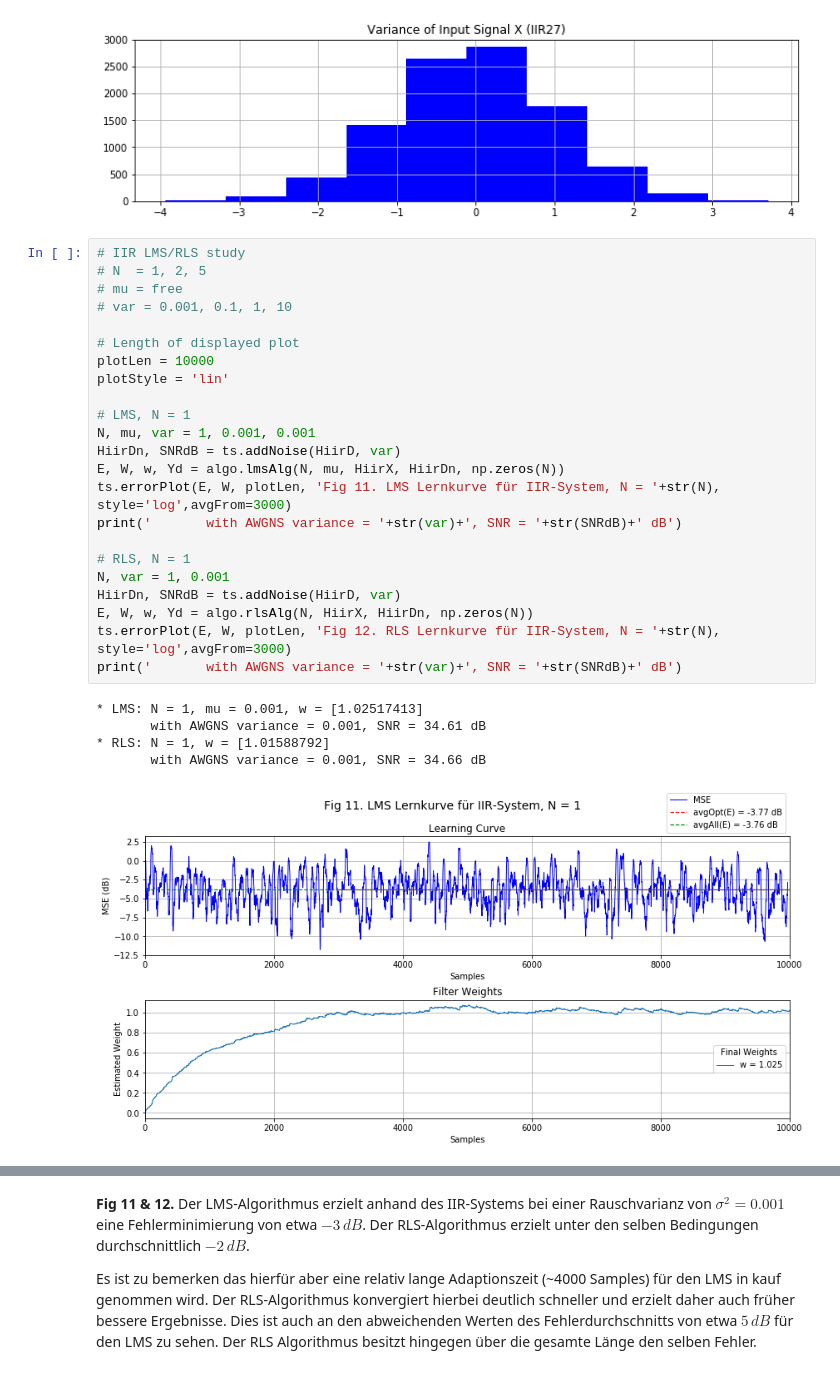
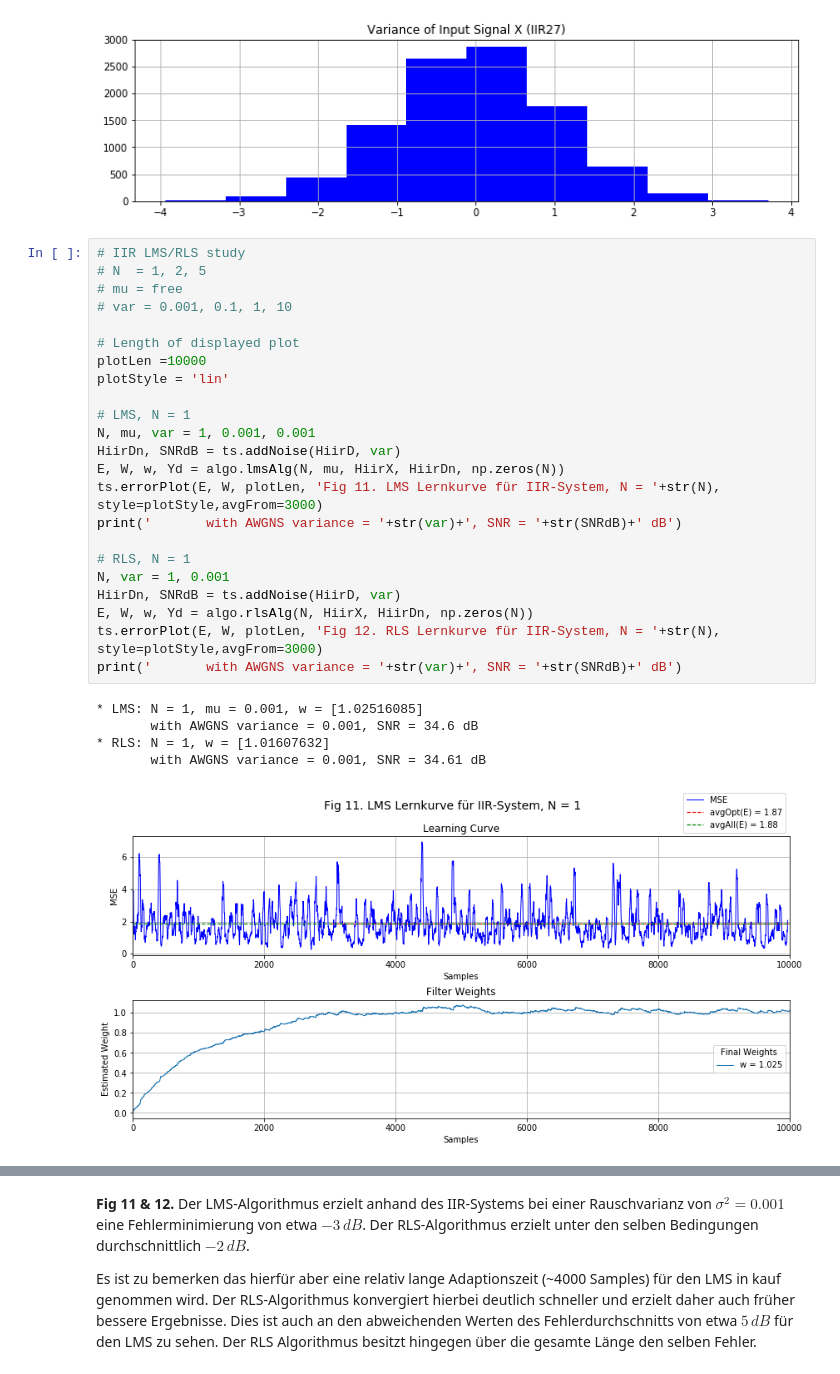
Before and after one commit to xhain/Systemidentifikation, a Jupyter notebook: python/Systemidentifikation.ipynb, the cells around one changed output, grey strips where cells are left out. Cells and saved outputs as stored; diff of their text form.

```diff
--- a/python/Systemidentifikation.ipynb
+++ b/python/Systemidentifikation.ipynb
@@ -266,29 +266,29 @@ Input signal variance:  1.0270666666078994
 # %%
 # IIR LMS/RLS study
 # N  = 1, 2, 5
 # mu = free
 # var = 0.001, 0.1, 1, 10
 
 # Length of displayed plot
-plotLen = 10000
+plotLen =10000
 plotStyle = 'lin'
 
 # LMS, N = 1
 N, mu, var = 1, 0.001, 0.001
 HiirDn, SNRdB = ts.addNoise(HiirD, var)
 E, W, w, Yd = algo.lmsAlg(N, mu, HiirX, HiirDn, np.zeros(N))
-ts.errorPlot(E, W, plotLen, 'Fig 11. LMS Lernkurve für IIR-System, N = '+str(N), style='log',avgFrom=3000)
+ts.errorPlot(E, W, plotLen, 'Fig 11. LMS Lernkurve für IIR-System, N = '+str(N), style=plotStyle,avgFrom=3000)
 print('       with AWGNS variance = '+str(var)+', SNR = '+str(SNRdB)+' dB')
 
 # RLS, N = 1
 N, var = 1, 0.001
 HiirDn, SNRdB = ts.addNoise(HiirD, var)
 E, W, w, Yd = algo.rlsAlg(N, HiirX, HiirDn, np.zeros(N))
-ts.errorPlot(E, W, plotLen, 'Fig 12. RLS Lernkurve für IIR-System, N = '+str(N), style='log',avgFrom=3000)
+ts.errorPlot(E, W, plotLen, 'Fig 12. RLS Lernkurve für IIR-System, N = '+str(N), style=plotStyle,avgFrom=3000)
 print('       with AWGNS variance = '+str(var)+', SNR = '+str(SNRdB)+' dB')
 # %% [output]
-* LMS: N = 1, mu = 0.001, w = [1.02517413]
+* LMS: N = 1, mu = 0.001, w = [1.02516085]
+       with AWGNS variance = 0.001, SNR = 34.6 dB
+* RLS: N = 1, w = [1.01607632]
        with AWGNS variance = 0.001, SNR = 34.61 dB
-* RLS: N = 1, w = [1.01588792]
-       with AWGNS variance = 0.001, SNR = 34.66 dB
-[figure, old version]
+[figure, new version]
```
Also changed, not shown: parts of 17 cells of this notebook.
